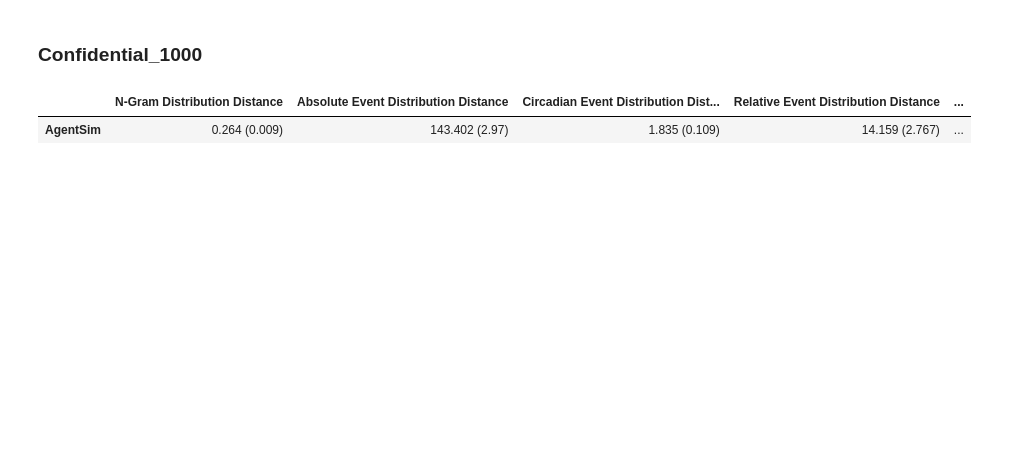
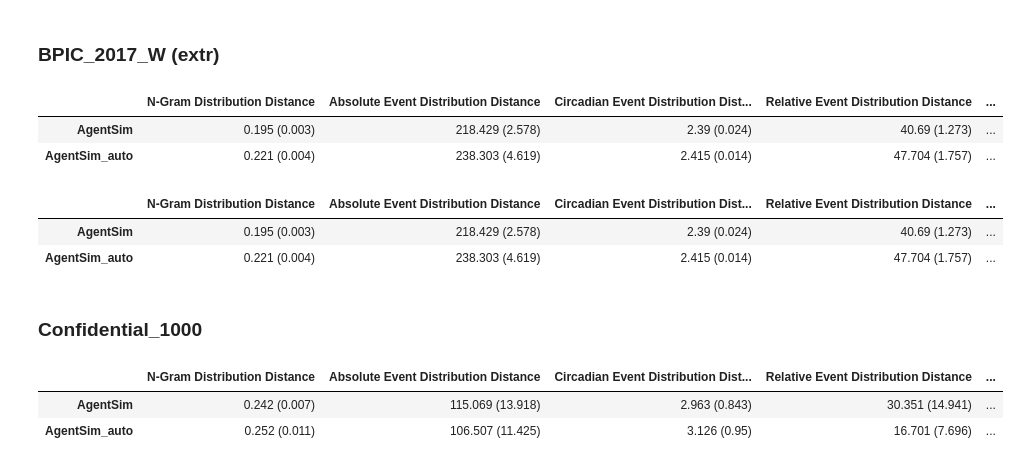
Before and after one commit to wekesaclinton/agentsimulator-bpm, a Jupyter notebook: analysis_notebooks/evaluation.ipynb, the cells around one changed output. Drawn from its saved outputs; the diff is of its cells as text; code cells hidden in the pictures; blank space fills up the shorter version.

```diff
--- a/analysis_notebooks/evaluation.ipynb
+++ b/analysis_notebooks/evaluation.ipynb
@@ -60,10 +62,10 @@ def align_column_names(df):
         df = df.rename(columns={'Resource': 'resource'})
     elif 'user' in df.columns:
         df = df.rename(columns={'user': 'resource'})
-    elif 'agent' in df.columns:
-        if 'resource' in df.columns:
-            df = df.drop(['resource'], axis=1)
-        df = df.rename(columns={'agent': 'resource'})
+    # elif 'agent' in df.columns:
+    #     if 'resource' in df.columns:
+    #         df = df.drop(['resource'], axis=1)
+    #     df = df.rename(columns={'agent': 'resource'})
     elif 'org:resource' in df.columns:
         df = df.rename(columns={'org:resource': 'resource'})
     if 'start_timestamp' in df.columns:
@@ -138,6 +214,9 @@ def main_(log_paths, name_experiments):
             )
             all_metrics['CTDD'].append(ctdd)
 
+            rtmd = transition_matrix_distance(test_log, simulated_log, 'case_id', 'resource')
+            all_metrics['RTMD'].append(rtmd)
+
         return all_metrics
 
     number_evaluations = len(log_paths)
@@ -171,6 +250,7 @@ def main_(log_paths, name_experiments):
             'CEDD': [],
             'REDD': [],
             'CTDD': [],
+            'RTMD': [],
         }
 
         all_metrics = perform_evauluation(all_metrics, PATH_SIMULATED_LOG, test_log)
@@ -181,7 +261,7 @@ def main_(log_paths, name_experiments):
         mean_results.loc[index_names[experiment], 'Circadian Event Distribution Distance'] = round(np.mean(all_metrics['CEDD']), 3)
         mean_results.loc[index_names[experiment], 'Relative Event Distribution Distance'] = round(np.mean(all_metrics['REDD']), 3)
         mean_results.loc[index_names[experiment], 'Cycle Time Distribution Distance'] = round(np.mean(all_metrics['CTDD']), 3)
-
+        mean_results.loc[index_names[experiment], 'Resource Transition Matrix Distance'] = round(np.mean(all_metrics['RTMD']), 3)
 
 
 
@@ -191,6 +271,6 @@ def main_(log_paths, name_experiments):
         results_df.loc[index_names[experiment], 'Circadian Event Distribution Distance'] = f"{round(np.mean(all_metrics['CEDD']), 3)} ({round(np.std(all_metrics['CEDD']), 3)})"
         results_df.loc[index_names[experiment], 'Relative Event Distribution Distance'] = f"{round(np.mean(all_metrics['REDD']), 3)} ({round(np.std(all_metrics['REDD']), 3)})"
         results_df.loc[index_names[experiment], 'Cycle Time Distribution Distance'] = f"{round(np.mean(all_metrics['CTDD']), 3)} ({round(np.std(all_metrics['CTDD']), 3)})"
-
+        results_df.loc[index_names[experiment], 'Resource Transition Matrix Distance'] = f"{round(np.mean(all_metrics['RTMD']), 3)} ({round(np.std(all_metrics['RTMD']), 3)})"
     return mean_results, results_df
 # %% [markdown]
@@ -213,17 +446,67 @@ results_df
+# %% [markdown]
+### BPIC_2017_W (extr)
+# %%
+PATH_TEST_LOG_MAS = '../simulated_data/BPIC_2017_W/orchestrated/test_preprocessed.csv'
+PATH_SIMULATED_LOG_MAS = '../simulated_data/BPIC_2017_W/orchestrated'
+
+PATH_TEST_LOG_MAS_auto = '../simulated_data/BPIC_2017_W/autonomous/test_preprocessed.csv'
+PATH_SIMULATED_LOG_MAS_auto = '../simulated_data/BPIC_2017_W/autonomous'
+
+
+log_paths = [
+    [PATH_TEST_LOG_MAS, PATH_SIMULATED_LOG_MAS],
+    [PATH_TEST_LOG_MAS_auto, PATH_SIMULATED_LOG_MAS_auto],
+]
+
+name_experiments = ['AgentSim', 'AgentSim_auto']
+
+mean_results, results_df = main_(log_paths, name_experiments)
+results_df
+# %% [output]
+|  | N-Gram Distribution Distance | Absolute Event Distribution Distance | Circadian Event Distribution Dist... | Relative Event Distribution Distance | ... |
+| AgentSim | 0.195 (0.003) | 218.429 (2.578) | 2.39 (0.024) | 40.69 (1.273) | ... |
+| AgentSim_auto | 0.221 (0.004) | 238.303 (4.619) | 2.415 (0.014) | 47.704 (1.757) | ... |
+# %%
+PATH_TEST_LOG_MAS = '../simulated_data/BPIC_2017_W/orchestrated/test_preprocessed.csv'
+PATH_SIMULATED_LOG_MAS = '../simulated_data/BPIC_2017_W/orchestrated'
+
+PATH_TEST_LOG_MAS_auto = '../simulated_data/BPIC_2017_W/autonomous/test_preprocessed.csv'
+PATH_SIMULATED_LOG_MAS_auto = '../simulated_data/BPIC_2017_W/autonomous'
+
+
+log_paths = [
+    [PATH_TEST_LOG_MAS, PATH_SIMULATED_LOG_MAS],
+    [PATH_TEST_LOG_MAS_auto, PATH_SIMULATED_LOG_MAS_auto],
+]
+
+name_experiments = ['AgentSim', 'AgentSim_auto']
+
+mean_results, results_df = main_(log_paths, name_experiments)
+results_df
+# %% [output]
+|  | N-Gram Distribution Distance | Absolute Event Distribution Distance | Circadian Event Distribution Dist... | Relative Event Distribution Distance | ... |
+| AgentSim | 0.195 (0.003) | 218.429 (2.578) | 2.39 (0.024) | 40.69 (1.273) | ... |
+| AgentSim_auto | 0.221 (0.004) | 238.303 (4.619) | 2.415 (0.014) | 47.704 (1.757) | ... |
 # %% [markdown]
 ### Confidential_1000
 # %%
-PATH_TEST_LOG_MAS = '../simulated_data/Confidential_1000/main_results/test_preprocessed.csv'
-PATH_SIMULATED_LOG_MAS = '../simulated_data/Confidential_1000/main_results'
+PATH_TEST_LOG_MAS = '../simulated_data/Confidential_1000/orchestrated/test_preprocessed.csv'
+PATH_SIMULATED_LOG_MAS = '../simulated_data/Confidential_1000/orchestrated'
+
+PATH_TEST_LOG_MAS_auto = '../simulated_data/Confidential_1000/autonomous/test_preprocessed.csv'
+PATH_SIMULATED_LOG_MAS_auto = '../simulated_data/Confidential_1000/autonomous'
+
 
 log_paths = [
     [PATH_TEST_LOG_MAS, PATH_SIMULATED_LOG_MAS],
+    [PATH_TEST_LOG_MAS_auto, PATH_SIMULATED_LOG_MAS_auto],
 ]
 
-name_experiments = ['AgentSim']
+name_experiments = ['AgentSim', 'AgentSim_auto']
 
 mean_results, results_df = main_(log_paths, name_experiments)
 results_df
 # %% [output]
 |  | N-Gram Distribution Distance | Absolute Event Distribution Distance | Circadian Event Distribution Dist... | Relative Event Distribution Distance | ... |
-| AgentSim | 0.264 (0.009) | 143.402 (2.97) | 1.835 (0.109) | 14.159 (2.767) | ... |
+| AgentSim | 0.242 (0.007) | 115.069 (13.918) | 2.963 (0.843) | 30.351 (14.941) | ... |
+| AgentSim_auto | 0.252 (0.011) | 106.507 (11.425) | 3.126 (0.95) | 16.701 (7.696) | ... |
```
Also changed, not shown: parts of 30 cells of this notebook, 6 other files.
